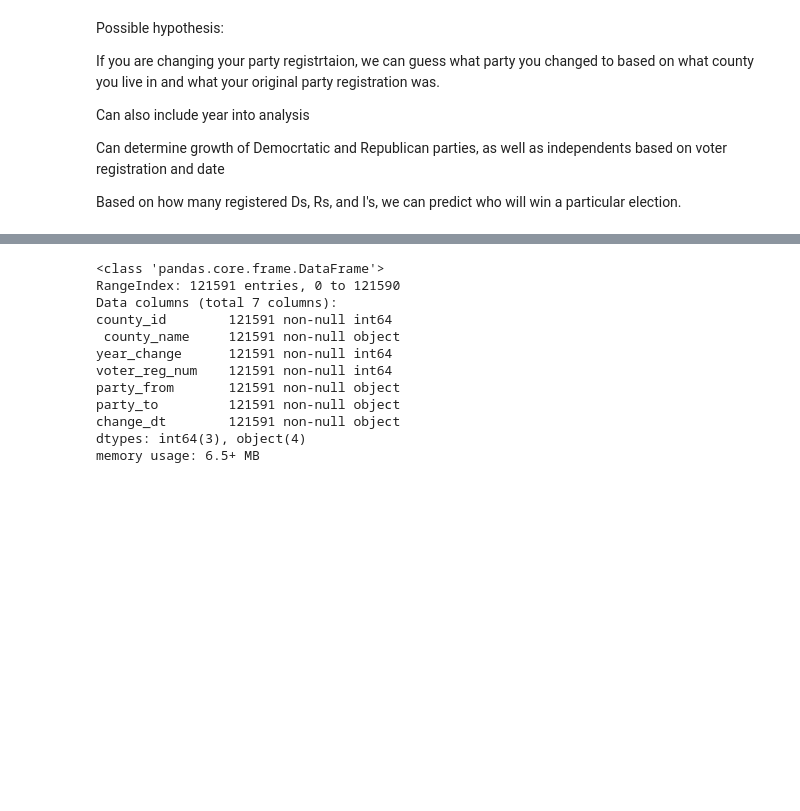
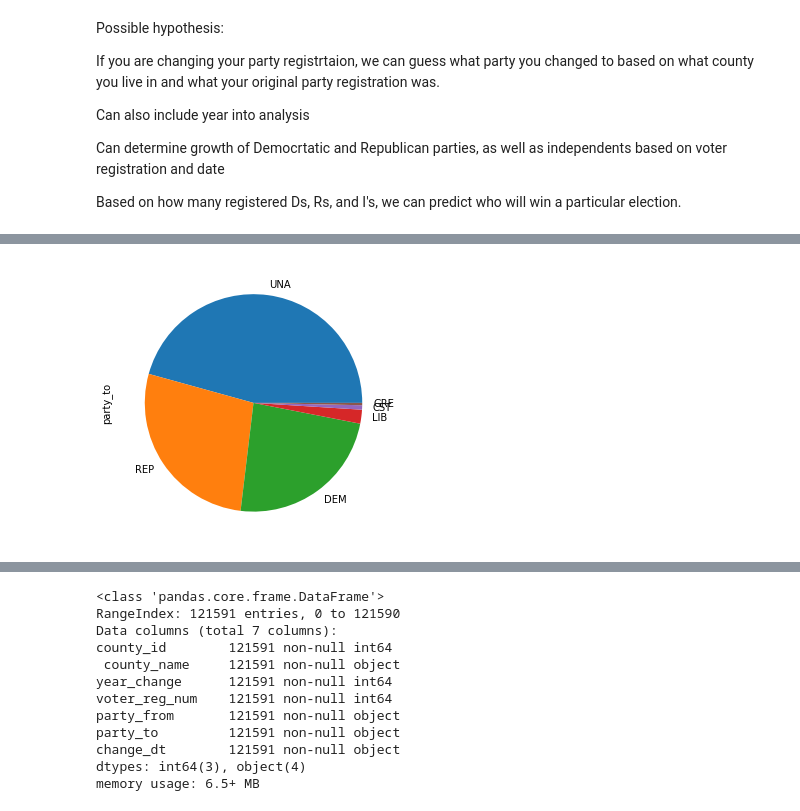
Before and after one commit to StevenDye/NC-Predicting-Political-Party-Changes, a Jupyter notebook: Master_Notebook_Irv.ipynb, the cells around one changed output, grey strips where cells are left out. Drawn from its saved outputs; the diff is of its cells as text; code cells hidden in the pictures; blank space fills up the shorter version.

Commit message:
final notebooks with images

```diff
--- a/Master_Notebook_Irv.ipynb
+++ b/Master_Notebook_Irv.ipynb
@@ -27,0 +57,4 @@ Alamance_cur_vot_hist_df = pd.read_csv('ncvhis1.txt', sep="\t", header=0)
+# %%
+plot = df.party_to.value_counts().plot.pie(y='party', figsize=(5, 5))
+# %% [output]
+[figure, added]
```
Also changed, not shown: parts of 20 cells of this notebook, 2 other files.
